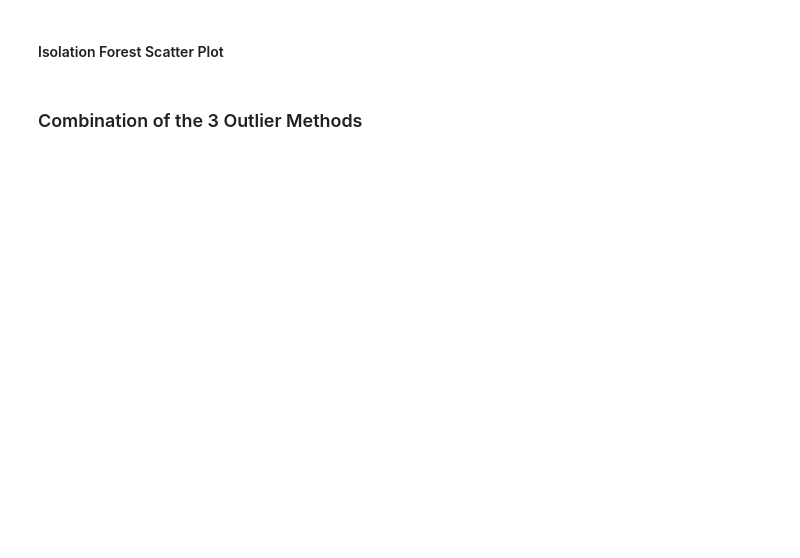
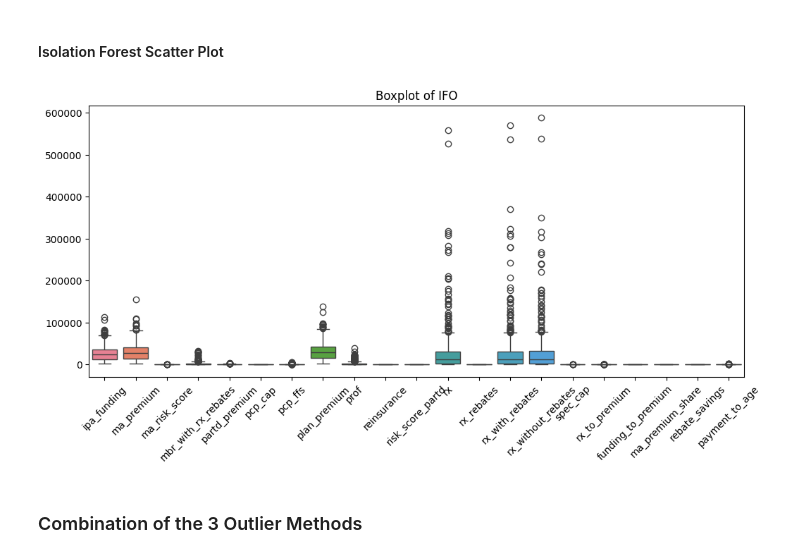
Before and after one commit to lizbethkr/Outlier-Detection, a Jupyter notebook: notebooks/outlier_detection.ipynb, the cells around one changed output. Drawn from its saved outputs; the diff is of its cells as text; code cells hidden in the pictures; blank space fills up the shorter version.

```diff
--- a/notebooks/outlier_detection.ipynb
+++ b/notebooks/outlier_detection.ipynb
@@ -383,5 +389,14 @@ Total Outliers: 527
 [527 rows x 34 columns]
 # %% [markdown]
 #### Isolation Forest Scatter Plot
+# %%
+iso_outliers_data = iso_outliers_df.loc[ :, financial_cols]
+plt.figure(figsize=(12,5))
+sns.boxplot(data=iso_outliers_data)
+plt.xticks(rotation=45)
+plt.title("Boxplot of IFO")
+plt.show()
+# %% [output]
+[figure, added]
 # %% [markdown]
 ### Combination of the 3 Outlier Methods
```
Also changed, not shown: parts of 8 cells of this notebook, 1 other file.
